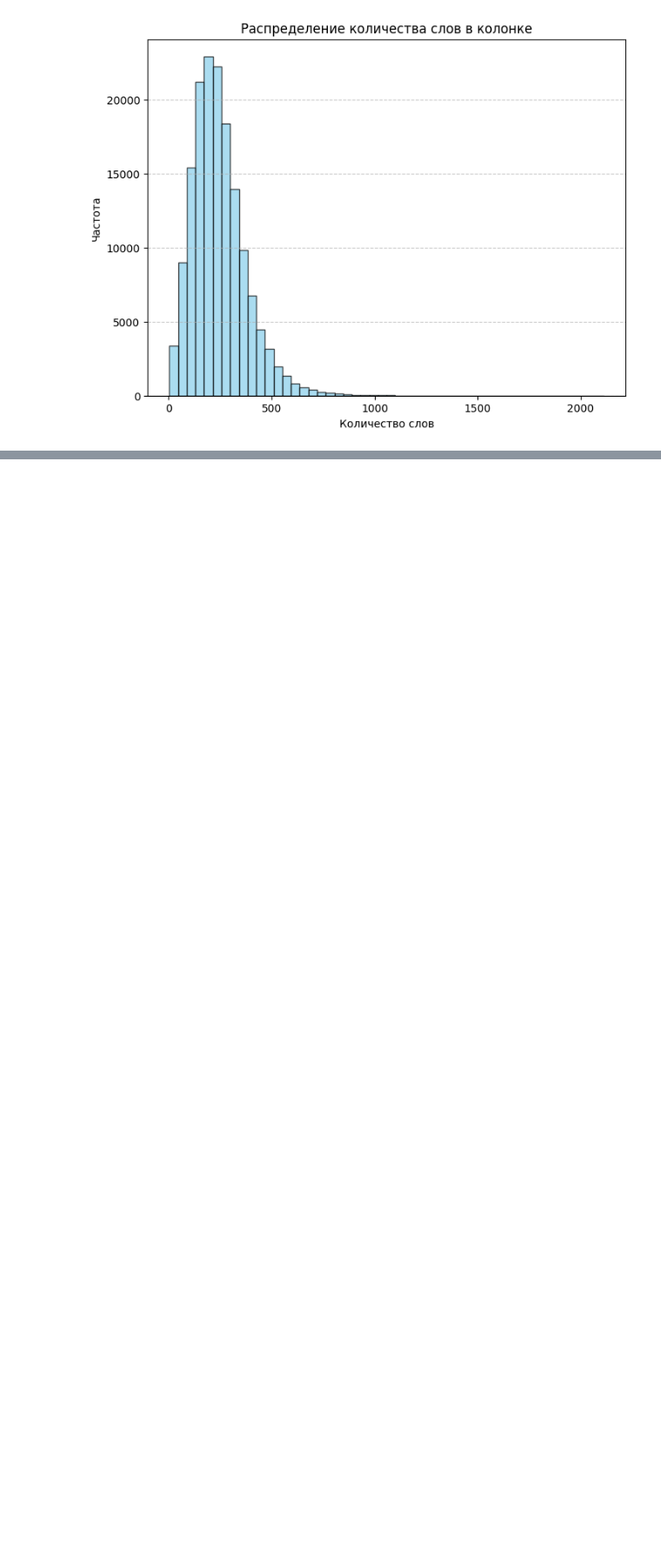
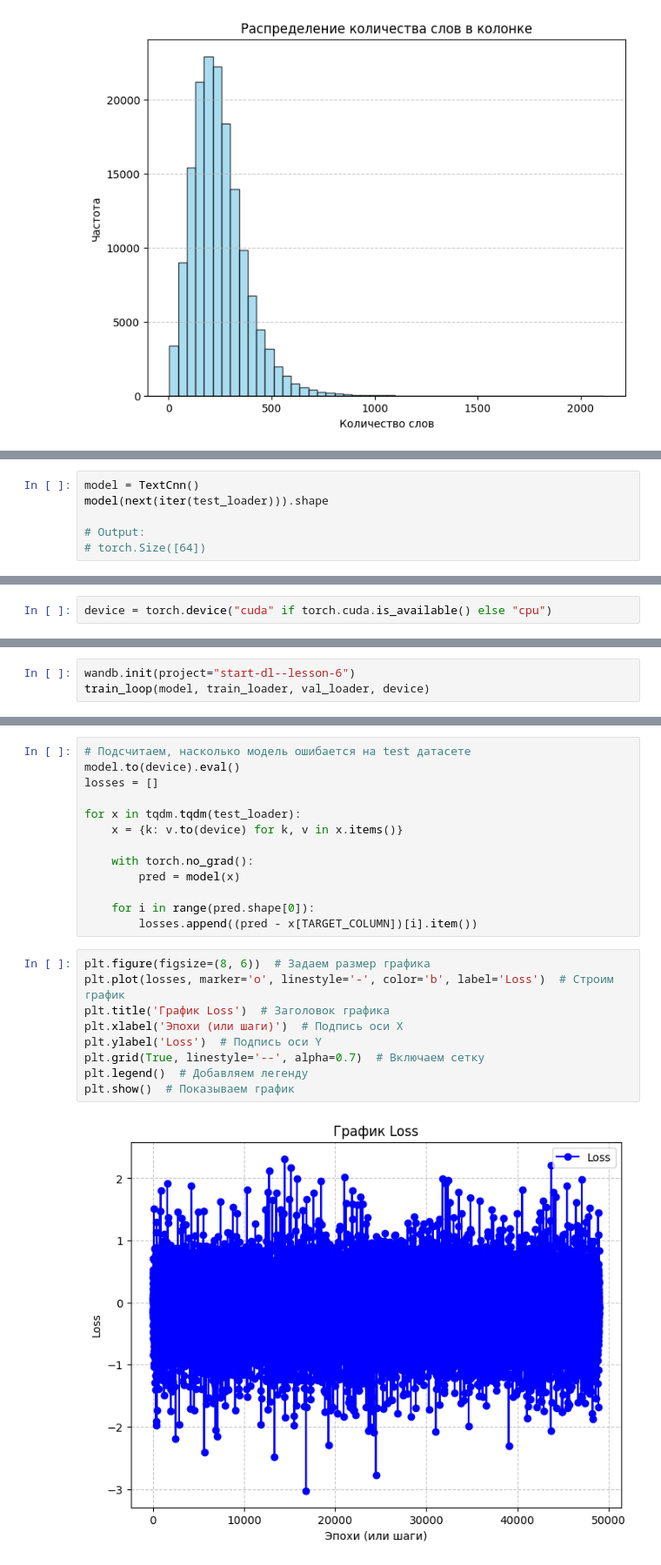
Before and after one commit to theotheo46/nlp, a Jupyter notebook: practice_6.ipynb, the cells around one changed output, grey strips where cells are left out. Shown at 87% size. Drawn from its saved outputs; the diff is of its cells as text; blank space fills up the shorter version.

```diff
--- a/practice_6.ipynb
+++ b/practice_6.ipynb
@@ -34,0 +467,6 @@ plt.show()
+# %%
+model = TextCnn()
+model(next(iter(test_loader))).shape
+
+# Output:
+# torch.Size([64])
@@ -34,0 +475,2 @@ plt.show()
+# %%
+device = torch.device("cuda" if torch.cuda.is_available() else "cpu")
@@ -34,0 +524,3 @@ plt.show()
+# %%
+wandb.init(project="start-dl--lesson-6")
+train_loop(model, train_loader, val_loader, device)
@@ -34,0 +548,24 @@ plt.show()
+# %%
+# Подсчитаем, насколько модель ошибается на test датасете
+model.to(device).eval()
+losses = []
+
+for x in tqdm.tqdm(test_loader):
+    x = {k: v.to(device) for k, v in x.items()}
+
+    with torch.no_grad():
+        pred = model(x)
+
+    for i in range(pred.shape[0]):
+        losses.append((pred - x[TARGET_COLUMN])[i].item())
+# %%
+plt.figure(figsize=(8, 6))  # Задаем размер графика
+plt.plot(losses, marker='o', linestyle='-', color='b', label='Loss')  # Строим график
+plt.title('График Loss')  # Заголовок графика
+plt.xlabel('Эпохи (или шаги)')  # Подпись оси X
+plt.ylabel('Loss')  # Подпись оси Y
+plt.grid(True, linestyle='--', alpha=0.7)  # Включаем сетку
+plt.legend()  # Добавляем легенду
+plt.show()  # Показываем график
+# %% [output]
+[figure, added]
```
Also changed, not shown: parts of 32 cells of this notebook.
